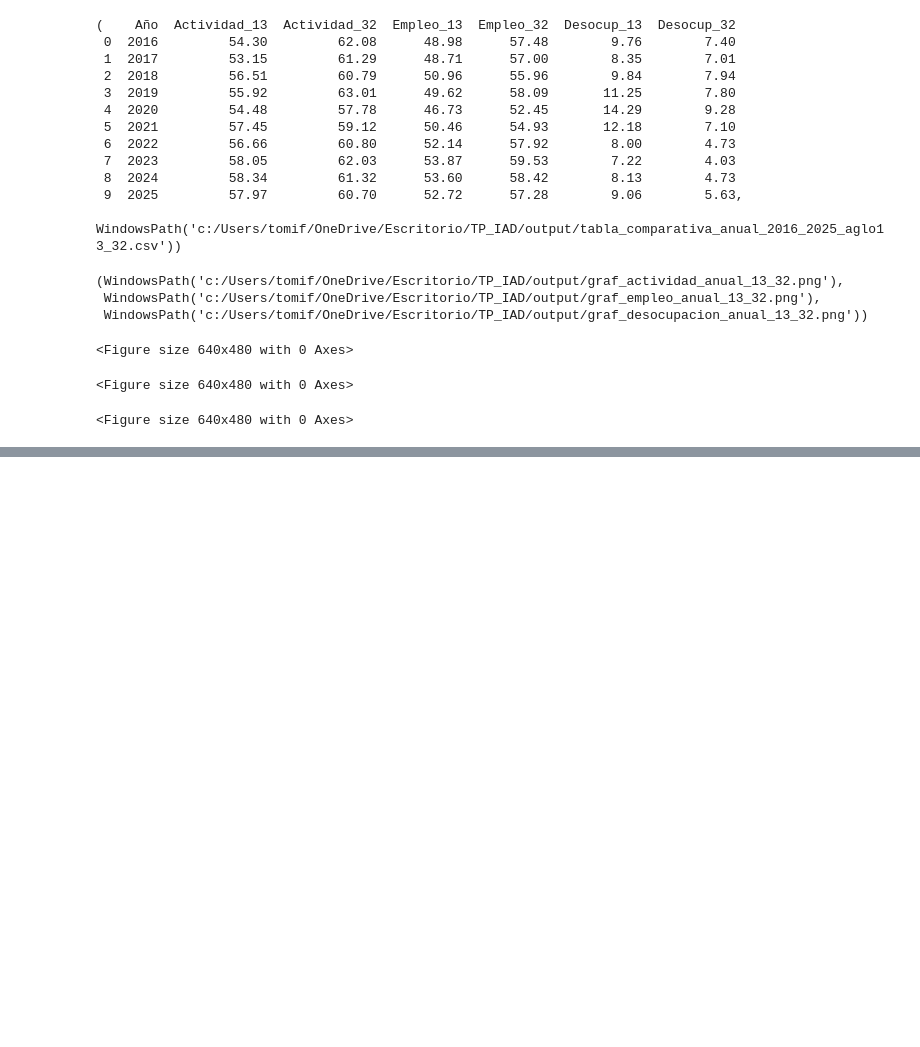
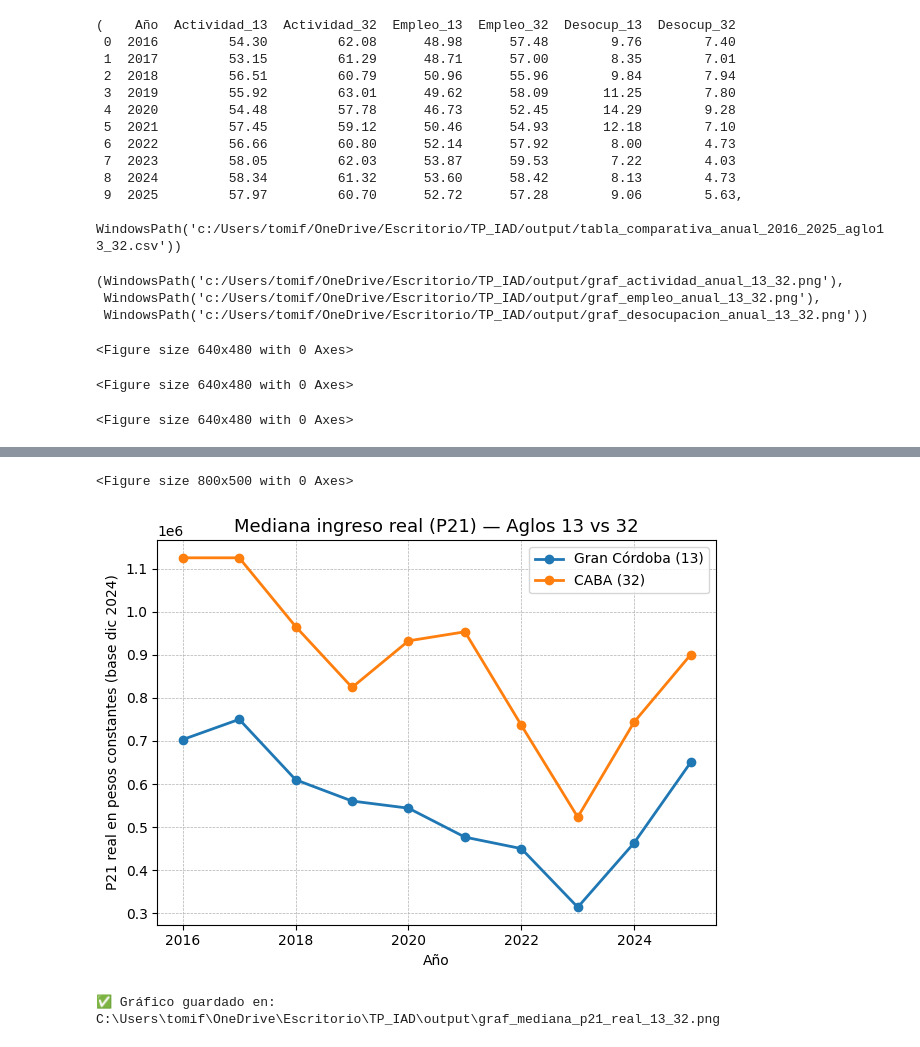
Before and after one commit to TomasFernandez123/TP-analisis, a Jupyter notebook: data/raw/00_setup.ipynb, the cells around one changed output, grey strips where cells are left out. Cells and saved outputs as stored; diff of their text form; code cells hidden in the pictures; blank space fills up the shorter version.

```diff
--- a/data/raw/00_setup.ipynb
+++ b/data/raw/00_setup.ipynb
@@ -539,0 +676,16 @@ out_act, out_emp, out_des
+# %%
+# === Resumen anual por aglomerado ===
+def resumen_ingresos(df):
+    return pd.Series({
+        "media": np.average(df["P21_real"], weights=df["PONDERA"]),
+        "mediana": df["P21_real"].median(),
+        "p25": df["P21_real"].quantile(0.25),
+        "p75": df["P21_real"].quantile(0.75),
+        "iqr": df["P21_real"].quantile(0.75) - df["P21_real"].quantile(0.25)
+    })
+
+tabla_p21 = p21.groupby(["ANO4","AGLOMERADO"]).apply(resumen_ingresos).reset_index()
+
+tabla_p21.to_csv(processed_path / "p21_real_resumen_anual.csv", index=False)
+print("✅ Guardado:", processed_path / "p21_real_resumen_anual.csv")
+tabla_p21.head(10)
@@ -539,0 +705,25 @@ out_act, out_emp, out_des
+# %%
+import matplotlib.pyplot as plt
+
+# Pivot para dejar años en filas y aglo en columnas
+pivot = tabla_p21.pivot(index="ANO4", columns="AGLOMERADO", values="mediana")
+
+plt.figure(figsize=(8,5))
+pivot.plot(marker="o", linewidth=2)
+plt.title("Mediana ingreso real (P21) — Aglos 13 vs 32", fontsize=13)
+plt.ylabel("P21 real en pesos constantes (base dic 2024)")
+plt.xlabel("Año")
+plt.grid(True, linestyle="--", linewidth=0.5)
+plt.legend(["Gran Córdoba (13)", "CABA (32)"])
+plt.tight_layout()
+
+# Guardamos la figura
+out_path = project_path / "output" / "graf_mediana_p21_real_13_32.png"
+plt.savefig(out_path, dpi=150)
+plt.show()
+
+print("✅ Gráfico guardado en:", out_path)
+# %% [output]
+<Figure size 800x500 with 0 Axes>
+[figure, added]
+✅ Gráfico guardado en: C:\Users\tomif\OneDrive\Escritorio\TP_IAD\output\graf_mediana_p21_real_13_32.png
```
Also changed, not shown: parts of 14 cells of this notebook, 11 other files.
